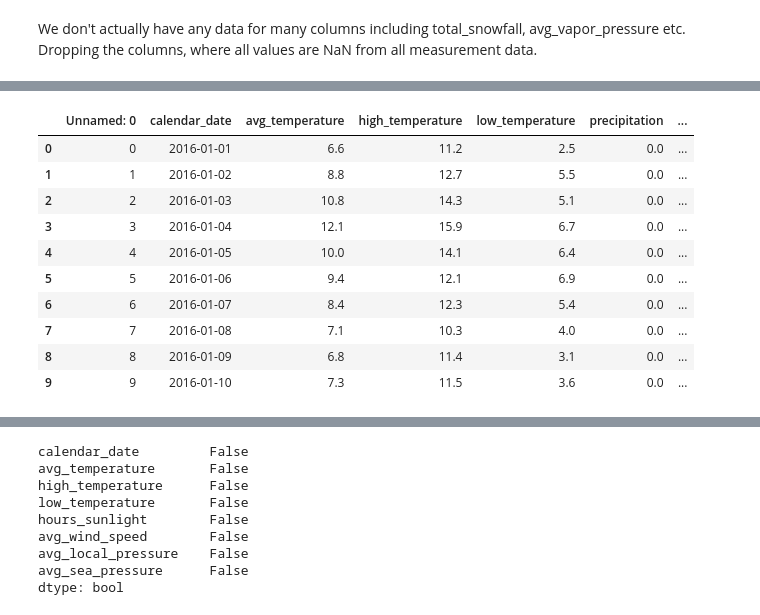
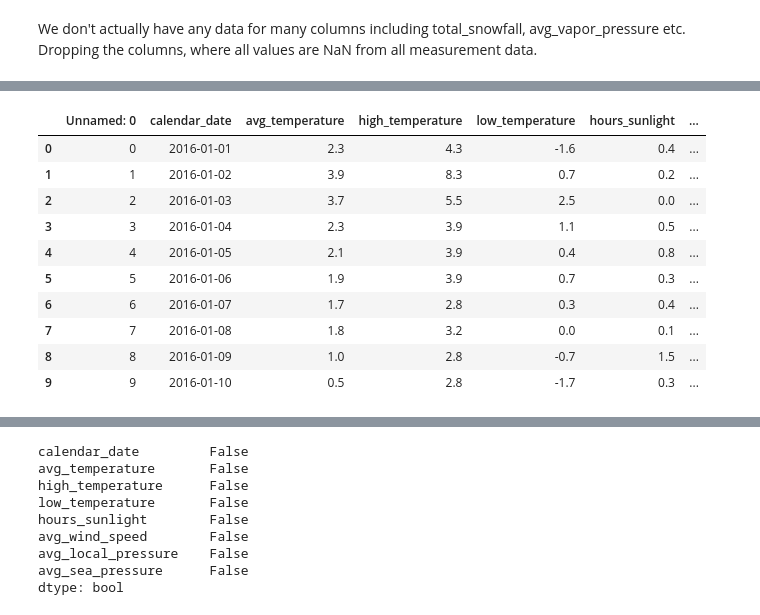
Before and after one commit to adcengiz/japanrestforecast, a Jupyter notebook: thedata.ipynb, the cells around one changed output, grey strips where cells are left out. Saved outputs shown, nothing was run; the diff lists cells and outputs as text; code cells hidden in the pictures.

Commit message:
weather data merge

```diff
--- a/thedata.ipynb
+++ b/thedata.ipynb
@@ -581,17 +610,17 @@ for measurement_stat in air_station_list('data/rrv-weather-data/measurements/'):
 # %%
 ## check nans
-pd.DataFrame(pd.read_csv('data/rrv-weather-data/measurements/aichi__gamagori-kana__gamagori.csv')).head(10)
+pd.DataFrame(pd.read_csv('data/rrv-weather-data/measurements/akita__akita-kana__akita.csv')).head(10)
 
 ## can get rid of unnamed0 and unnamed1, lots of cols for a lot of data
 # %% [output]
-|  | Unnamed: 0 | calendar_date | avg_temperature | high_temperature | low_temperature | precipitation | ... |
-| 0 | 0 | 2016-01-01 | 6.6 | 11.2 | 2.5 | 0.0 | ... |
-| 1 | 1 | 2016-01-02 | 8.8 | 12.7 | 5.5 | 0.0 | ... |
-| 2 | 2 | 2016-01-03 | 10.8 | 14.3 | 5.1 | 0.0 | ... |
-| 3 | 3 | 2016-01-04 | 12.1 | 15.9 | 6.7 | 0.0 | ... |
-| 4 | 4 | 2016-01-05 | 10.0 | 14.1 | 6.4 | 0.0 | ... |
-| 5 | 5 | 2016-01-06 | 9.4 | 12.1 | 6.9 | 0.0 | ... |
-| 6 | 6 | 2016-01-07 | 8.4 | 12.3 | 5.4 | 0.0 | ... |
-| 7 | 7 | 2016-01-08 | 7.1 | 10.3 | 4.0 | 0.0 | ... |
-| 8 | 8 | 2016-01-09 | 6.8 | 11.4 | 3.1 | 0.0 | ... |
-| 9 | 9 | 2016-01-10 | 7.3 | 11.5 | 3.6 | 0.0 | ... |
+|  | Unnamed: 0 | calendar_date | avg_temperature | high_temperature | low_temperature | hours_sunlight | ... |
+| 0 | 0 | 2016-01-01 | 2.3 | 4.3 | -1.6 | 0.4 | ... |
+| 1 | 1 | 2016-01-02 | 3.9 | 8.3 | 0.7 | 0.2 | ... |
+| 2 | 2 | 2016-01-03 | 3.7 | 5.5 | 2.5 | 0.0 | ... |
+| 3 | 3 | 2016-01-04 | 2.3 | 3.9 | 1.1 | 0.5 | ... |
+| 4 | 4 | 2016-01-05 | 2.1 | 3.9 | 0.4 | 0.8 | ... |
+| 5 | 5 | 2016-01-06 | 1.9 | 3.9 | 0.7 | 0.3 | ... |
+| 6 | 6 | 2016-01-07 | 1.7 | 2.8 | 0.3 | 0.4 | ... |
+| 7 | 7 | 2016-01-08 | 1.8 | 3.2 | 0.0 | 0.1 | ... |
+| 8 | 8 | 2016-01-09 | 1.0 | 2.8 | -0.7 | 1.5 | ... |
+| 9 | 9 | 2016-01-10 | 0.5 | 2.8 | -1.7 | 0.3 | ... |
```
Also changed, not shown: parts of 12 cells of this notebook, 5 other files.
